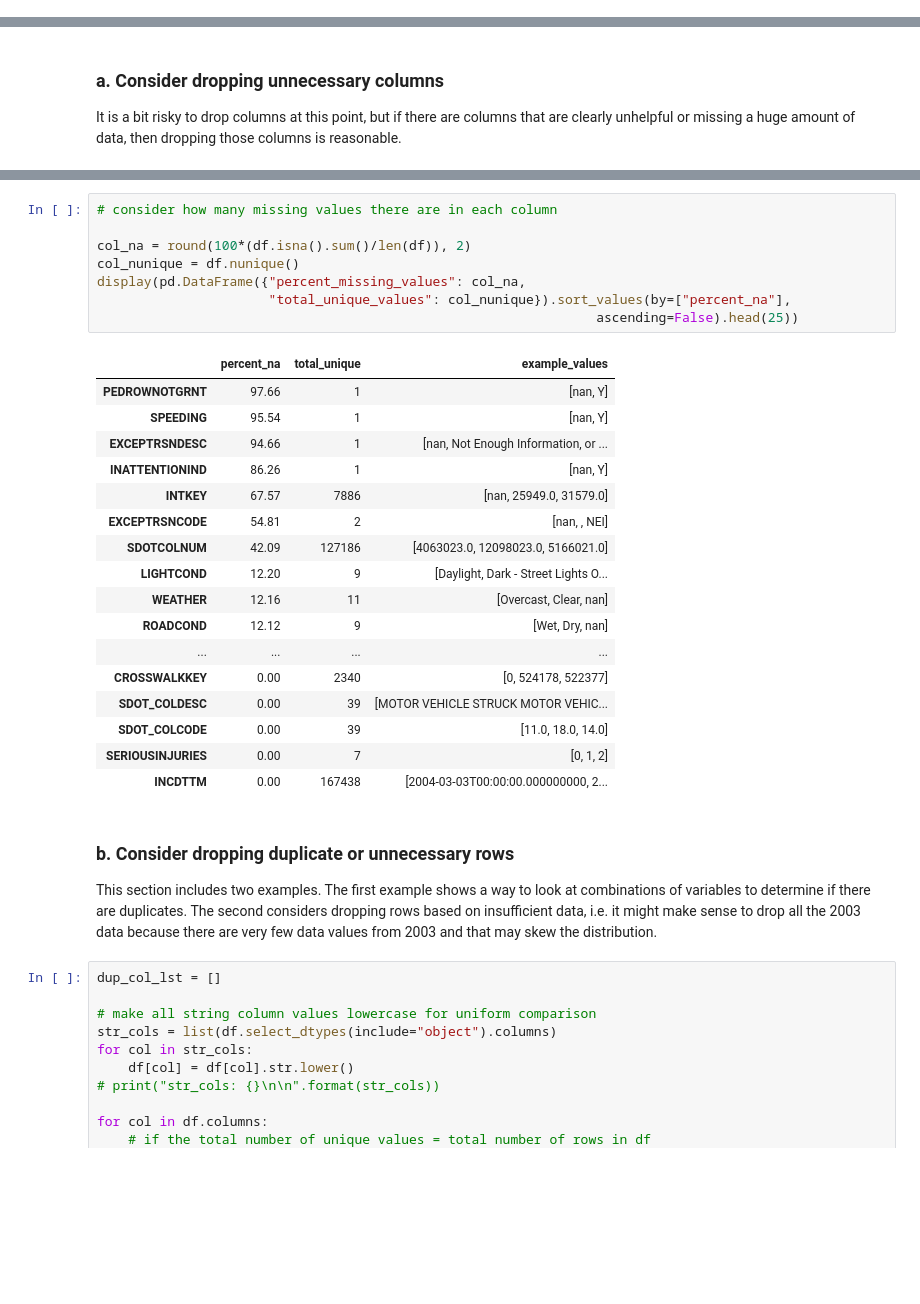
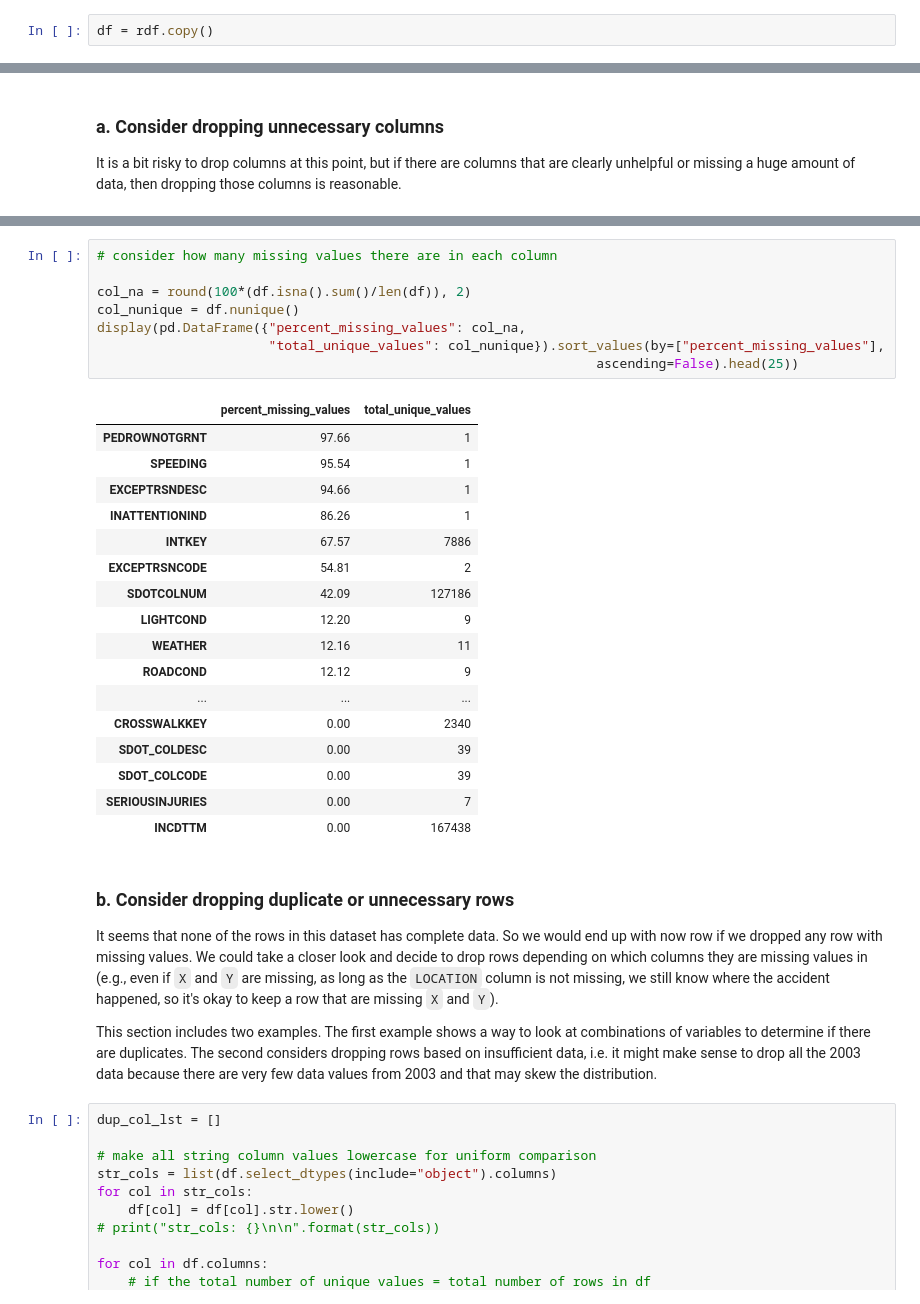
Before and after one commit to niwako/garbanzo, a Jupyter notebook: Workshop on EDA.ipynb, the cells around one changed output, grey strips where cells are left out. Cells and saved outputs as stored; diff of their text form; blank space fills up the shorter version.

```diff
--- a/Workshop on EDA.ipynb
+++ b/Workshop on EDA.ipynb
@@ -97,6 +99,8 @@ df.to_csv(file_name, encoding="utf-8", index=False)
 ! ls
 # %% [markdown]
 ## 5. Look at the overall picture of the dataframe
+# %%
+df = rdf.copy()
 # %%
 df.shape
 # %% [output]
@@ -251,32 +250,34 @@ df.set_index("OBJECTID", inplace=False).head(3)
 # %%
 # consider how many missing values there are in each column
 
 col_na = round(100*(df.isna().sum()/len(df)), 2)
 col_nunique = df.nunique()
 display(pd.DataFrame({"percent_missing_values": col_na,
-                      "total_unique_values": col_nunique}).sort_values(by=["percent_na"],
+                      "total_unique_values": col_nunique}).sort_values(by=["percent_missing_values"],
                                                                 ascending=False).head(25))
 # %% [output]
-|  | percent_na | total_unique | example_values |
-| PEDROWNOTGRNT | 97.66 | 1 | [nan, Y] |
-| SPEEDING | 95.54 | 1 | [nan, Y] |
-| EXCEPTRSNDESC | 94.66 | 1 | [nan, Not Enough Information, or ... |
-| INATTENTIONIND | 86.26 | 1 | [nan, Y] |
-| INTKEY | 67.57 | 7886 | [nan, 25949.0, 31579.0] |
-| EXCEPTRSNCODE | 54.81 | 2 | [nan, , NEI] |
-| SDOTCOLNUM | 42.09 | 127186 | [4063023.0, 12098023.0, 5166021.0] |
-| LIGHTCOND | 12.20 | 9 | [Daylight, Dark - Street Lights O... |
-| WEATHER | 12.16 | 11 | [Overcast, Clear, nan] |
-| ROADCOND | 12.12 | 9 | [Wet, Dry, nan] |
-| ... | ... | ... | ... |
-| CROSSWALKKEY | 0.00 | 2340 | [0, 524178, 522377] |
-| SDOT_COLDESC | 0.00 | 39 | [MOTOR VEHICLE STRUCK MOTOR VEHIC... |
-| SDOT_COLCODE | 0.00 | 39 | [11.0, 18.0, 14.0] |
-| SERIOUSINJURIES | 0.00 | 7 | [0, 1, 2] |
-| INCDTTM | 0.00 | 167438 | [2004-03-03T00:00:00.000000000, 2... |
+|  | percent_missing_values | total_unique_values |
+| PEDROWNOTGRNT | 97.66 | 1 |
+| SPEEDING | 95.54 | 1 |
+| EXCEPTRSNDESC | 94.66 | 1 |
+| INATTENTIONIND | 86.26 | 1 |
+| INTKEY | 67.57 | 7886 |
+| EXCEPTRSNCODE | 54.81 | 2 |
+| SDOTCOLNUM | 42.09 | 127186 |
+| LIGHTCOND | 12.20 | 9 |
+| WEATHER | 12.16 | 11 |
+| ROADCOND | 12.12 | 9 |
+| ... | ... | ... |
+| CROSSWALKKEY | 0.00 | 2340 |
+| SDOT_COLDESC | 0.00 | 39 |
+| SDOT_COLCODE | 0.00 | 39 |
+| SERIOUSINJURIES | 0.00 | 7 |
+| INCDTTM | 0.00 | 167438 |
 # %% [markdown]
 ### b. Consider dropping duplicate or unnecessary rows
 
+It seems that none of the rows in this dataset has complete data. So we would end up with now row if we dropped any row with missing values. We could take a closer look and decide to drop rows depending on which columns they are missing values in (e.g., even if `X` and `Y` are missing, as long as the `LOCATION` column is not missing, we still know where the accident happened, so it's okay to keep a row that are missing `X` and `Y`).
+
 This section includes two examples. The first example shows a way to look at combinations of variables to determine if there are duplicates. The second considers dropping rows based on insufficient data, i.e. it might make sense to drop all the 2003 data because there are very few data values from 2003 and that may skew the distribution.
 # %%
 dup_col_lst = []
```
Also changed, not shown: parts of 91 cells of this notebook.
